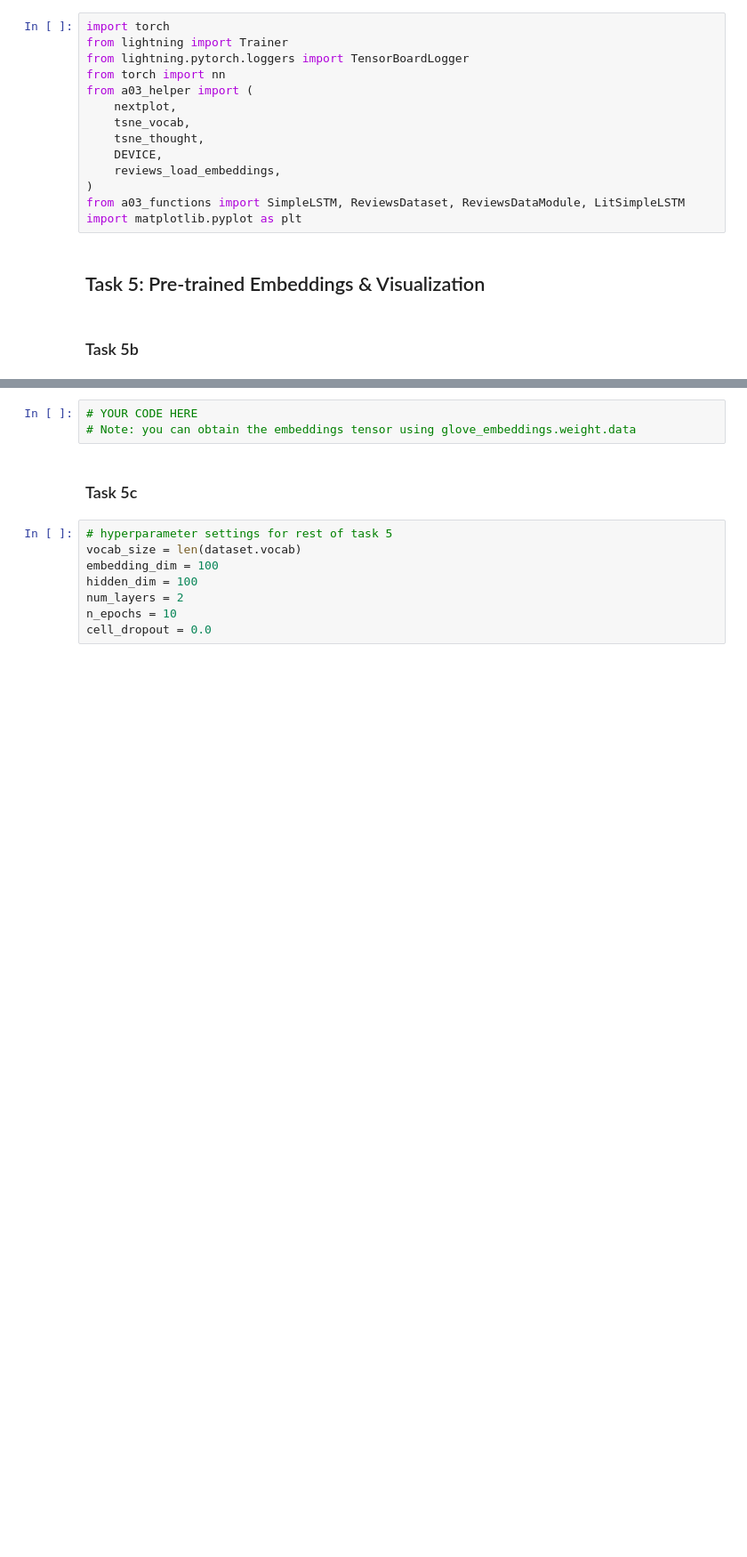
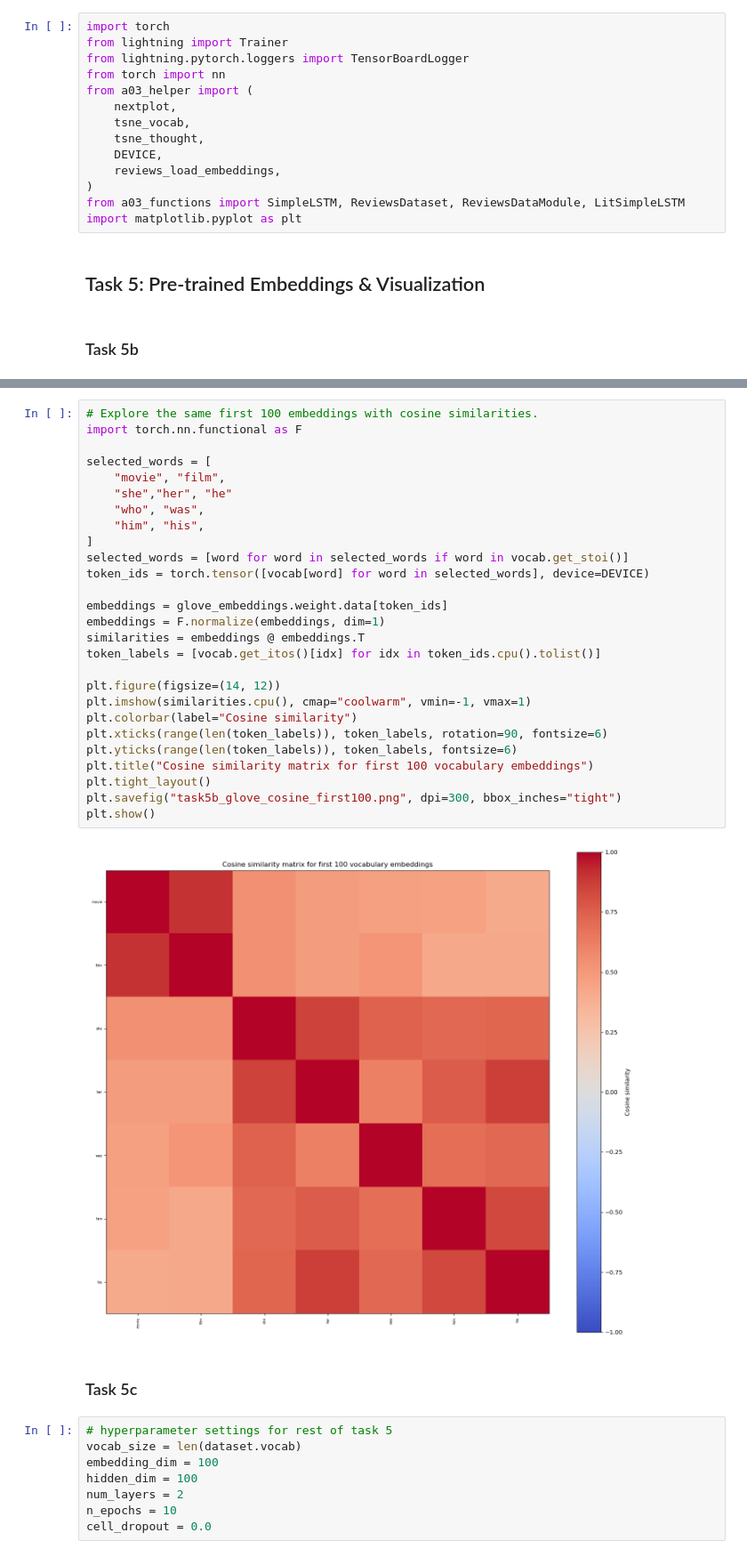
Before and after one commit to nghhai96/DL-Assignment, a Jupyter notebook: a03-rnn/python/a03_5.ipynb, the cells around one changed output, grey strips where cells are left out. Shown at 89% size. Saved outputs shown, nothing was run; the diff lists cells and outputs as text; blank space fills up the shorter version.

```diff
--- a/a03-rnn/python/a03_5.ipynb
+++ b/a03-rnn/python/a03_5.ipynb
@@ -53,6 +79,32 @@ _ = tsne_vocab(glove_embeddings, torch.arange(100), colors=[0] * 50 + [1] * 50)
 # %%
-# YOUR CODE HERE
-# Note: you can obtain the embeddings tensor using glove_embeddings.weight.data
+# Explore the same first 100 embeddings with cosine similarities.
+import torch.nn.functional as F
+
+selected_words = [
+    "movie", "film",
+    "she","her", "he"
+    "who", "was",
+    "him", "his",
+]
+selected_words = [word for word in selected_words if word in vocab.get_stoi()]
+token_ids = torch.tensor([vocab[word] for word in selected_words], device=DEVICE)
+
+embeddings = glove_embeddings.weight.data[token_ids]
+embeddings = F.normalize(embeddings, dim=1)
+similarities = embeddings @ embeddings.T
+token_labels = [vocab.get_itos()[idx] for idx in token_ids.cpu().tolist()]
+
+plt.figure(figsize=(14, 12))
+plt.imshow(similarities.cpu(), cmap="coolwarm", vmin=-1, vmax=1)
+plt.colorbar(label="Cosine similarity")
+plt.xticks(range(len(token_labels)), token_labels, rotation=90, fontsize=6)
+plt.yticks(range(len(token_labels)), token_labels, fontsize=6)
+plt.title("Cosine similarity matrix for first 100 vocabulary embeddings")
+plt.tight_layout()
+plt.savefig("task5b_glove_cosine_first100.png", dpi=300, bbox_inches="tight")
+plt.show()
+# %% [output]
+[figure, added]
 # %% [markdown]
 ### Task 5c
 # %%
```
Also changed, not shown: parts of 10 cells of this notebook, 14 other files.
